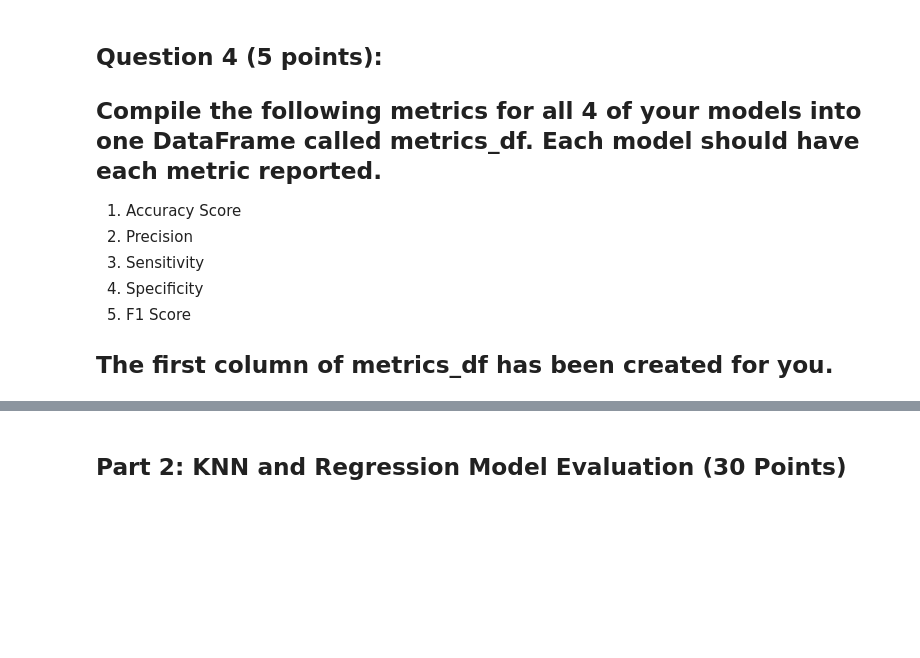
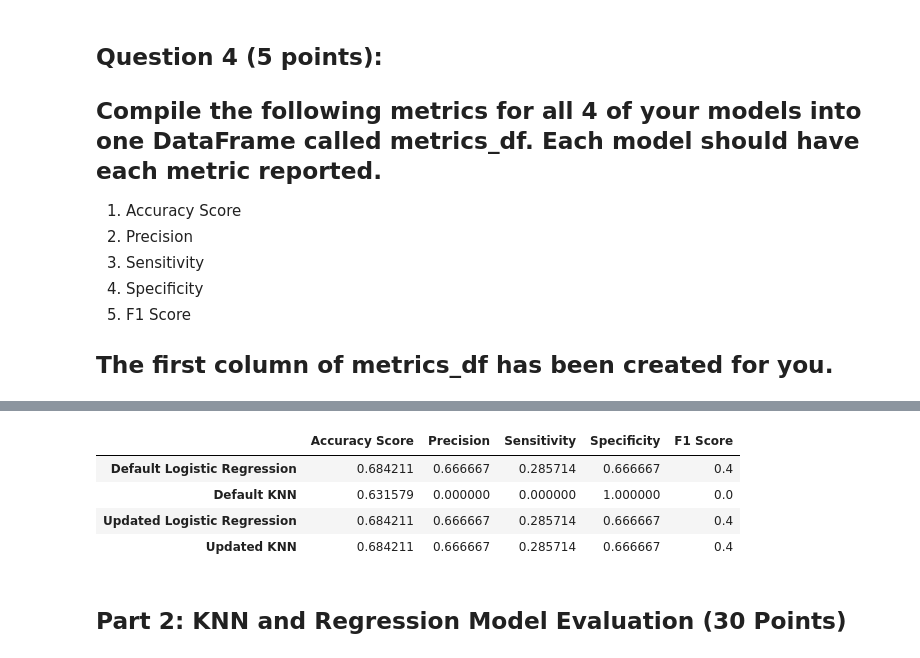
Before and after one commit to tracyhua2/DS3001, a Jupyter notebook: Labs/Lab_2_Machine_Learning_Evaluation.ipynb, the cells around one changed output, grey strips where cells are left out. Saved outputs shown, nothing was run; the diff lists cells and outputs as text; code cells hidden in the pictures; blank space fills up the shorter version.

```diff
--- a/Labs/Lab_2_Machine_Learning_Evaluation.ipynb
+++ b/Labs/Lab_2_Machine_Learning_Evaluation.ipynb
@@ -206,6 +215,18 @@ LogisticRegression()
 * https://scikit-learn.org/stable/modules/generated/sklearn.neighbors.KNeighborsClassifier.html
 
 ## Instantiate and fit a logistic regression classifier and a K-Nearest Neighbor model with these **updated** parameters on your clean datasets and target.
+# %%
+# Updated Logisitic Regression Model
+log_reg1 = LogisticRegression(C=0.5, solver='lbfgs')
+log_reg1.fit(X_train, y_train)
+
+y_pred_log_reg1 = log_reg1.predict(X_test)
+# %%
+# Updated K-Nearest Neighbor Model
+neigh1 = KNeighborsClassifier(n_neighbors=5, weights='distance')
+
+neigh1.fit(X_train, y_train)
+y_pred_knn1 = neigh1.predict(X_test)
 # %% [markdown]
 ## **Question 4 (5 points):**
 ## Compile the following metrics for all 4 of your models into one DataFrame called metrics_df. Each model should have each metric reported.
@@ -233,3 +259,49 @@ metrics_df
+# %%
+# Compile all the data for each column and model
+
+# Calculate metrics for Default Logistic Regression
+metrics_df.loc["Default Logistic Regression", "Accuracy Score"] = accuracy_score(test['Gender'], y_pred_log_reg)
+metrics_df.loc["Default Logistic Regression", "Precision"] = precision_score(test['Gender'], y_pred_log_reg)
+metrics_df.loc["Default Logistic Regression", "Sensitivity"] = recall_score(test['Gender'], y_pred_log_reg)
+cm = confusion_matrix(test['Gender'], y_pred_log_reg)
+metrics_df.loc["Default Logistic Regression", "Specificity"] = cm[1,1] / (cm[1,1] + cm[0,1])
+metrics_df.loc["Default Logistic Regression", "F1 Score"] = f1_score(test['Gender'], y_pred_log_reg)
+
+# Calculate metrics for Default KNN
+metrics_df.loc["Default KNN", "Accuracy Score"] = accuracy_score(test['Gender'], y_pred_knn)
+metrics_df.loc["Default KNN", "Precision"] = precision_score(test['Gender'], y_pred_knn)
+metrics_df.loc["Default KNN", "Sensitivity"] = recall_score(test['Gender'], y_pred_knn)
+cm = confusion_matrix(test['Gender'], y_pred_knn)
+if cm[0,1] == 0:
+    metrics_df.loc["Default KNN", "Specificity"] = 1  # No false positives, perfect specificity
+else:
+    metrics_df.loc["Default KNN", "Specificity"] = cm[0,0] / (cm[0,0] + cm[0,1])
+
+metrics_df.loc["Default KNN", "F1 Score"] = f1_score(test['Gender'], y_pred_knn)
+
+# Calculate metrics for Updated Logistic Regression
+metrics_df.loc["Updated Logistic Regression", "Accuracy Score"] = accuracy_score(test['Gender'], y_pred_log_reg1)
+metrics_df.loc["Updated Logistic Regression", "Precision"] = precision_score(test['Gender'], y_pred_log_reg1)
+metrics_df.loc["Updated Logistic Regression", "Sensitivity"] = recall_score(test['Gender'], y_pred_log_reg1)
+cm = confusion_matrix(test['Gender'], y_pred_log_reg1)
+metrics_df.loc["Updated Logistic Regression", "Specificity"] = cm[1,1] / (cm[1,1] + cm[0,1])
+metrics_df.loc["Updated Logistic Regression", "F1 Score"] = f1_score(test['Gender'], y_pred_log_reg1)
+
+# Calculate metrics for Updated KNN
+metrics_df.loc["Updated KNN", "Accuracy Score"] = accuracy_score(test['Gender'], y_pred_knn1)
+metrics_df.loc["Updated KNN", "Precision"] = precision_score(test['Gender'], y_pred_knn1)
+metrics_df.loc["Updated KNN", "Sensitivity"] = recall_score(test['Gender'], y_pred_knn1)
+cm = confusion_matrix(test['Gender'], y_pred_knn1)
+metrics_df.loc["Updated KNN", "Specificity"] = cm[1,1] / (cm[1,1] + cm[0,1])
+metrics_df.loc["Updated KNN", "F1 Score"] = f1_score(test['Gender'], y_pred_knn1)
+
+metrics_df
+# %% [output]
+|  | Accuracy Score | Precision | Sensitivity | Specificity | F1 Score |
+| Default Logistic Regression | 0.684211 | 0.666667 | 0.285714 | 0.666667 | 0.4 |
+| Default KNN | 0.631579 | 0.000000 | 0.000000 | 1.000000 | 0.0 |
+| Updated Logistic Regression | 0.684211 | 0.666667 | 0.285714 | 0.666667 | 0.4 |
+| Updated KNN | 0.684211 | 0.666667 | 0.285714 | 0.666667 | 0.4 |
 # %% [markdown]
 ## Part 2: KNN and Regression Model Evaluation (30 Points)
 # %% [markdown]
```
Also changed, not shown: parts of 5 cells of this notebook.
